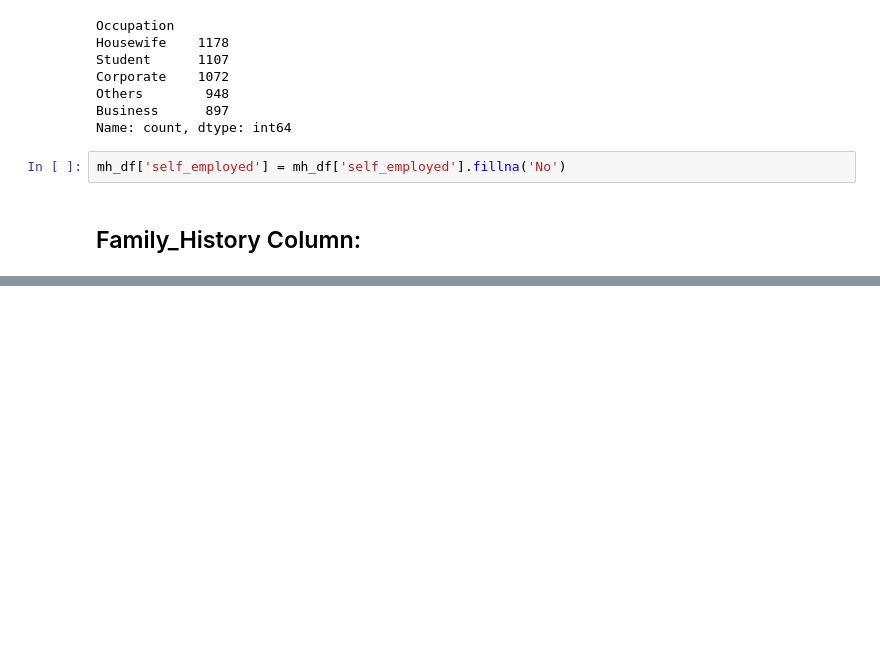
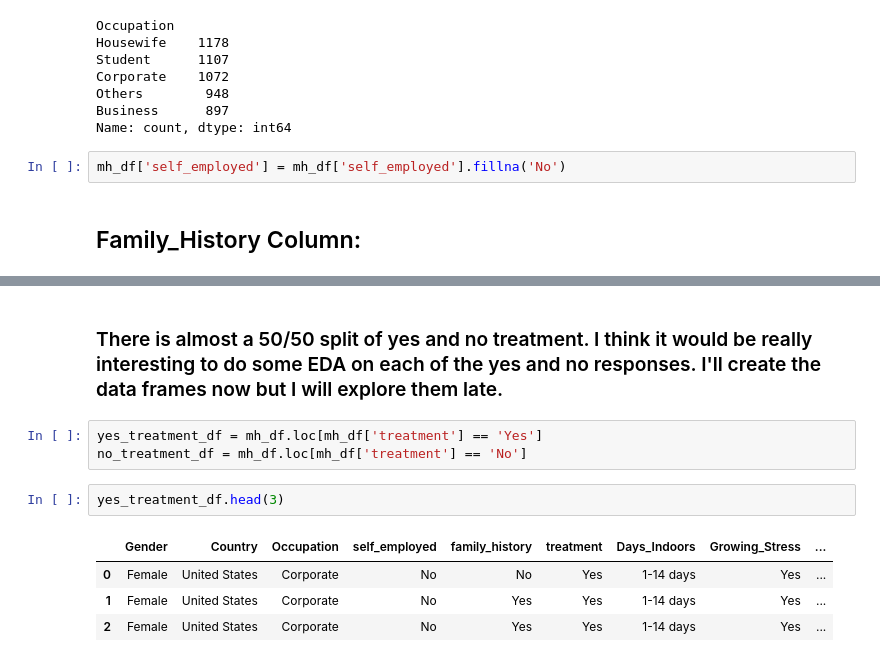
Before and after one commit to ZachRosenthal04/mental_health_analysis, a Jupyter notebook: mental_health_data_not_clean.ipynb, the cells around one changed output, grey strips where cells are left out. Drawn from its saved outputs; the diff is of its cells as text; blank space fills up the shorter version.

```diff
--- a/mental_health_data_not_clean.ipynb
+++ b/mental_health_data_not_clean.ipynb
@@ -182,0 +209,12 @@ mh_df['self_employed'] = mh_df['self_employed'].fillna('No')
+# %% [markdown]
+### There is almost a 50/50 split of yes and no treatment. I think it would be really interesting to do some EDA on each of the yes and no responses. I'll create the data frames now but I will explore them late.
+# %%
+yes_treatment_df = mh_df.loc[mh_df['treatment'] == 'Yes']
+no_treatment_df = mh_df.loc[mh_df['treatment'] == 'No']
+# %%
+yes_treatment_df.head(3)
+# %% [output]
+|  | Gender | Country | Occupation | self_employed | family_history | treatment | Days_Indoors | Growing_Stress | ... |
+| 0 | Female | United States | Corporate | No | No | Yes | 1-14 days | Yes | ... |
+| 1 | Female | United States | Corporate | No | Yes | Yes | 1-14 days | Yes | ... |
+| 2 | Female | United States | Corporate | No | Yes | Yes | 1-14 days | Yes | ... |
```
Also changed, not shown: parts of 41 cells of this notebook.
